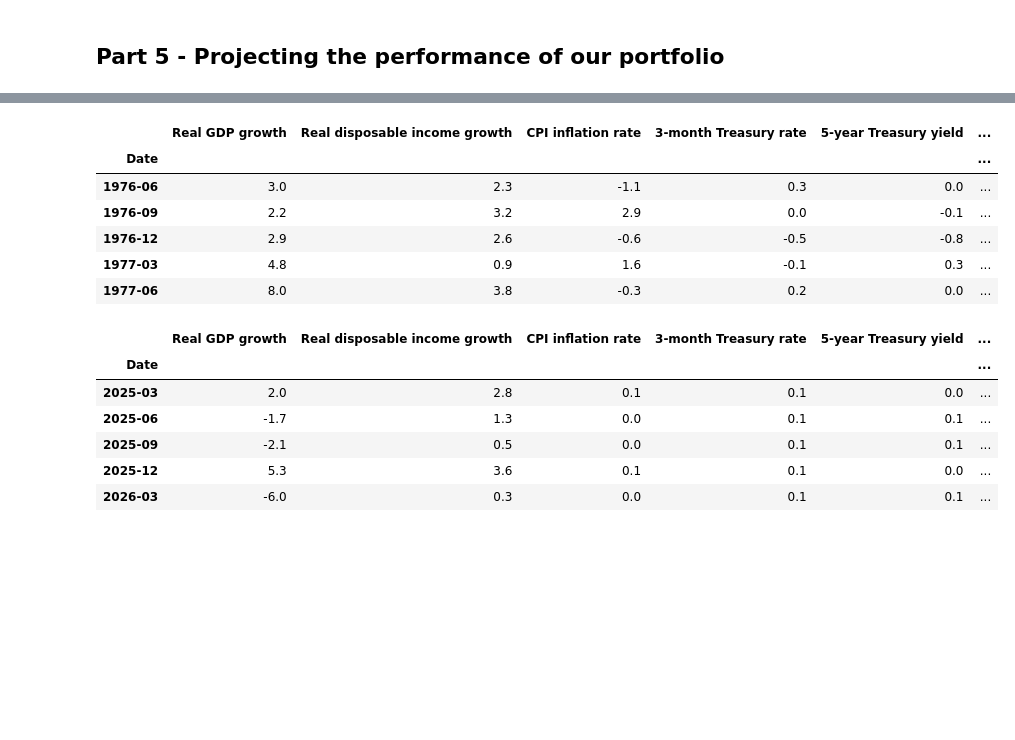
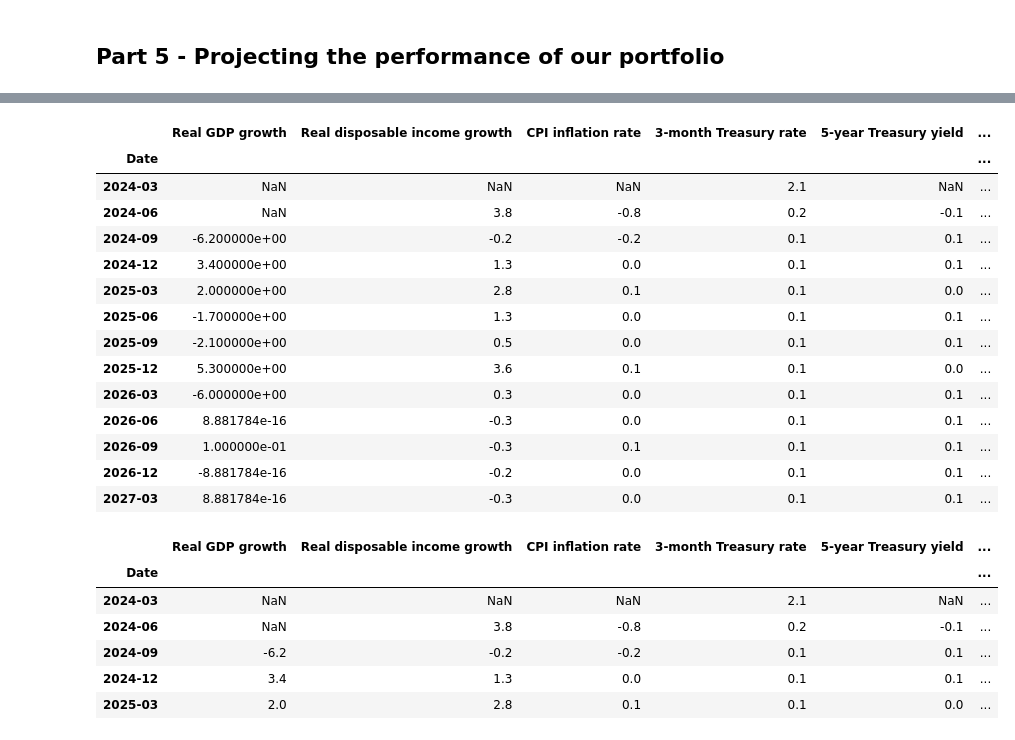
Before and after one commit to vafang25/Econ_Project_2, a Jupyter notebook: Data_Project_2.ipynb, the cells around one changed output, grey strips where cells are left out. Drawn from its saved outputs; the diff is of its cells as text; code cells hidden in the pictures; blank space fills up the shorter version.

```diff
--- a/Data_Project_2.ipynb
+++ b/Data_Project_2.ipynb
@@ -230,3 +230,12 @@ FF_model
 | 2023-08 | -0.0239 | -0.0320 | -0.0108 | 0.0377 | -0.021259 |
 | 2023-09 | -0.0524 | -0.0249 | 0.0145 | 0.0024 | -0.041711 |
 228 rows × 5 columns
+# %%
+import statsmodels.api as sm
+
+X = FF_model[['MKT', 'SMB', 'HML']]
+X = sm.add_constant(X)
+y = FF_model['portfolio']
+FFmodel = sm.OLS(y, X).fit()
+
+FFmodel.summary()
@@ -446,0 +485,14 @@ FileNotFoundError: [Errno 2] No such file or directory: 'MEV_severe.csv'
+# %%
+# Read the CSV file and set 'Date' as the index
+MEVs_severe = pd.read_csv('2024-Table_4A_Supervisory_Severely_Adverse_Domestic.csv')
+
+MEVs_severe['Date'] = MEVs_severe['Date'].apply(convert_to_yyyy_mm)
+
+# Drop the 'Scenario Name' column
+MEVs_severe.drop(columns=['Scenario Name'], inplace=True)
+MEVs_severe.set_index('Date', inplace=True)
+
+# Display the DataFrame
+MEVs_severe = MEVs_severe[MEVs.columns]
+
+MEVs_severe
@@ -447,30 +549,47 @@ FileNotFoundError: [Errno 2] No such file or directory: 'MEV_severe.csv'
 # %%
 # Handle stationarity similar to before
 diffs_needed = pd.DataFrame(index=MEVs_severe.columns, columns=['Differences'])
+
 for MEV in MEVs_severe.columns:
-    stationary = make_stationary(MEVs_severe[MEV])
+    series = MEVs_severe[MEV]
+    if series.nunique() == 1:
+        diffs_needed.loc[MEV] = 0
+        continue
+
+    stationary = make_stationary(series)
     diffs_needed.loc[MEV] = stationary[0]
     if stationary[0] != 0:
         MEVs_severe[MEV] = stationary[1]
-MEVs_severe = MEVs_severe.dropna()
+
+#MEVs_severe = MEVs_severe.dropna()
+
+MEVs_severe
 # %% [output]
 |  | Real GDP growth | Real disposable income growth | CPI inflation rate | 3-month Treasury rate | 5-year Treasury yield | ... |
 | Date |  |  |  |  |  | ... |
-| 1976-06 | 3.0 | 2.3 | -1.1 | 0.3 | 0.0 | ... |
-| 1976-09 | 2.2 | 3.2 | 2.9 | 0.0 | -0.1 | ... |
-| 1976-12 | 2.9 | 2.6 | -0.6 | -0.5 | -0.8 | ... |
-| 1977-03 | 4.8 | 0.9 | 1.6 | -0.1 | 0.3 | ... |
-| 1977-06 | 8.0 | 3.8 | -0.3 | 0.2 | 0.0 | ... |
+| 2024-03 | NaN | NaN | NaN | 2.1 | NaN | ... |
+| 2024-06 | NaN | 3.8 | -0.8 | 0.2 | -0.1 | ... |
+| 2024-09 | -6.200000e+00 | -0.2 | -0.2 | 0.1 | 0.1 | ... |
+| 2024-12 | 3.400000e+00 | 1.3 | 0.0 | 0.1 | 0.1 | ... |
+| 2025-03 | 2.000000e+00 | 2.8 | 0.1 | 0.1 | 0.0 | ... |
+| 2025-06 | -1.700000e+00 | 1.3 | 0.0 | 0.1 | 0.1 | ... |
+| 2025-09 | -2.100000e+00 | 0.5 | 0.0 | 0.1 | 0.1 | ... |
+| 2025-12 | 5.300000e+00 | 3.6 | 0.1 | 0.1 | 0.0 | ... |
+| 2026-03 | -6.000000e+00 | 0.3 | 0.0 | 0.1 | 0.1 | ... |
+| 2026-06 | 8.881784e-16 | -0.3 | 0.0 | 0.1 | 0.1 | ... |
+| 2026-09 | 1.000000e-01 | -0.3 | 0.1 | 0.1 | 0.1 | ... |
+| 2026-12 | -8.881784e-16 | -0.2 | 0.0 | 0.1 | 0.1 | ... |
+| 2027-03 | 8.881784e-16 | -0.3 | 0.0 | 0.1 | 0.1 | ... |
 # %%
 MEVs_severe.head()
 # %% [output]
 |  | Real GDP growth | Real disposable income growth | CPI inflation rate | 3-month Treasury rate | 5-year Treasury yield | ... |
 | Date |  |  |  |  |  | ... |
+| 2024-03 | NaN | NaN | NaN | 2.1 | NaN | ... |
+| 2024-06 | NaN | 3.8 | -0.8 | 0.2 | -0.1 | ... |
+| 2024-09 | -6.2 | -0.2 | -0.2 | 0.1 | 0.1 | ... |
+| 2024-12 | 3.4 | 1.3 | 0.0 | 0.1 | 0.1 | ... |
 | 2025-03 | 2.0 | 2.8 | 0.1 | 0.1 | 0.0 | ... |
-| 2025-06 | -1.7 | 1.3 | 0.0 | 0.1 | 0.1 | ... |
-| 2025-09 | -2.1 | 0.5 | 0.0 | 0.1 | 0.1 | ... |
-| 2025-12 | 5.3 | 3.6 | 0.1 | 0.1 | 0.0 | ... |
-| 2026-03 | -6.0 | 0.3 | 0.0 | 0.1 | 0.1 | ... |
 # %%
 alltime_MEVs_effects_on_factors
 # %% [output]
```
Also changed, not shown: parts of 9 cells of this notebook.
